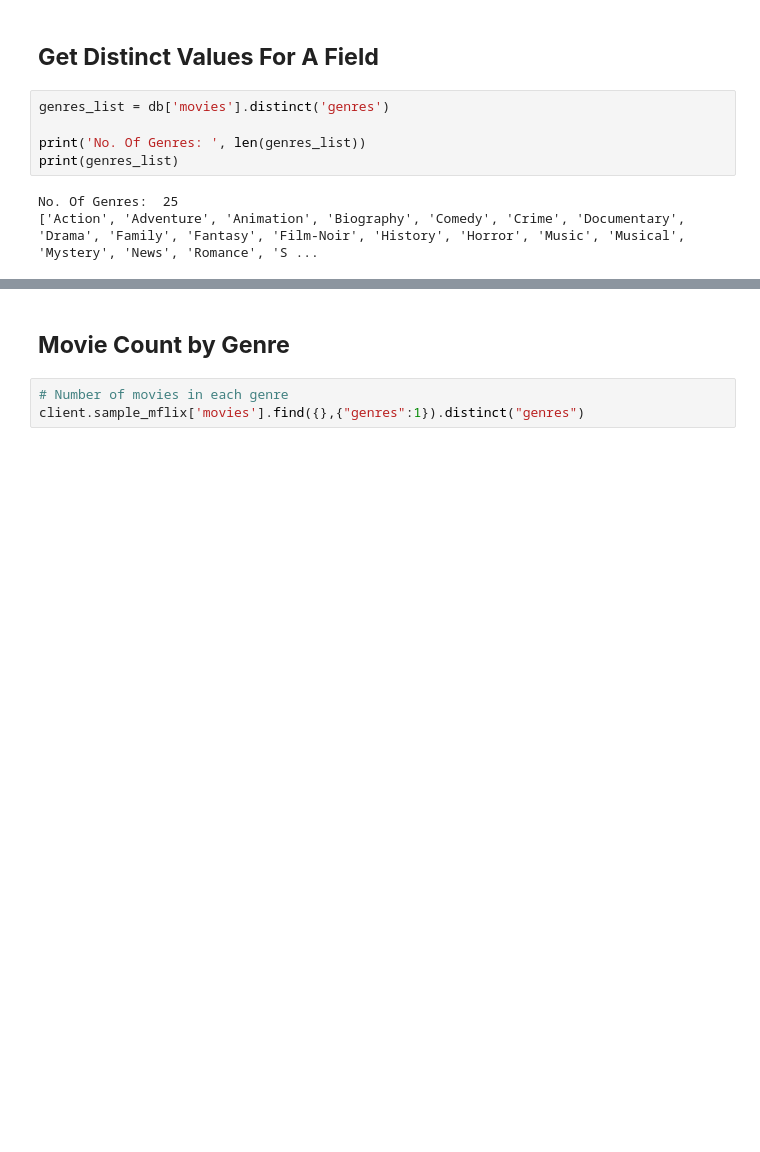
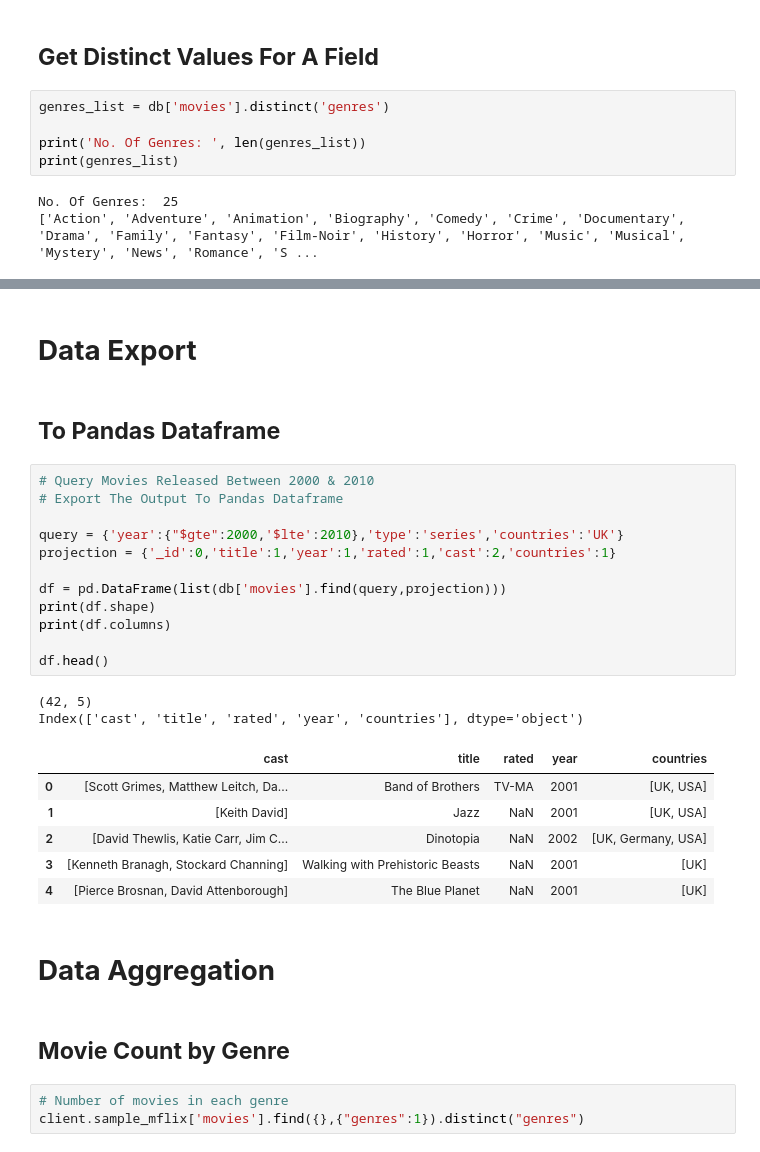
Before and after one commit to akshayyewle/Database, a Jupyter notebook: 015 MongoDB Sample mflix Database/MongoDB Python - MFlix Database.ipynb, the cells around one changed output, grey strips where cells are left out. Saved outputs shown, nothing was run; the diff lists cells and outputs as text; blank space fills up the shorter version.

Commit message:
Query MongoDB Data & Export To Pandas

```diff
--- a/015 MongoDB Sample mflix Database/MongoDB Python - MFlix Database.ipynb
+++ b/015 MongoDB Sample mflix Database/MongoDB Python - MFlix Database.ipynb
@@ -94,3 +198,30 @@ No. Of Genres:  25
+# %% [markdown]
+# **Data Export**
+# %% [markdown]
+## **To Pandas Dataframe**
+# %%
+# Query Movies Released Between 2000 & 2010
+# Export The Output To Pandas Dataframe
+
+query = {'year':{"$gte":2000,'$lte':2010},'type':'series','countries':'UK'}
+projection = {'_id':0,'title':1,'year':1,'rated':1,'cast':2,'countries':1}
+
+df = pd.DataFrame(list(db['movies'].find(query,projection)))
+print(df.shape)
+print(df.columns)
+
+df.head()
+# %% [output]
+(42, 5)
+Index(['cast', 'title', 'rated', 'year', 'countries'], dtype='object')
+|  | cast | title | rated | year | countries |
+| 0 | [Scott Grimes, Matthew Leitch, Da... | Band of Brothers | TV-MA | 2001 | [UK, USA] |
+| 1 | [Keith David] | Jazz | NaN | 2001 | [UK, USA] |
+| 2 | [David Thewlis, Katie Carr, Jim C... | Dinotopia | NaN | 2002 | [UK, Germany, USA] |
+| 3 | [Kenneth Branagh, Stockard Channing] | Walking with Prehistoric Beasts | NaN | 2001 | [UK] |
+| 4 | [Pierce Brosnan, David Attenborough] | The Blue Planet | NaN | 2001 | [UK] |
+# %% [markdown]
+# **Data Aggregation**
 # %% [markdown]
 ## **Movie Count by Genre**
 # %%
```
Also changed, not shown: parts of 11 cells of this notebook.
